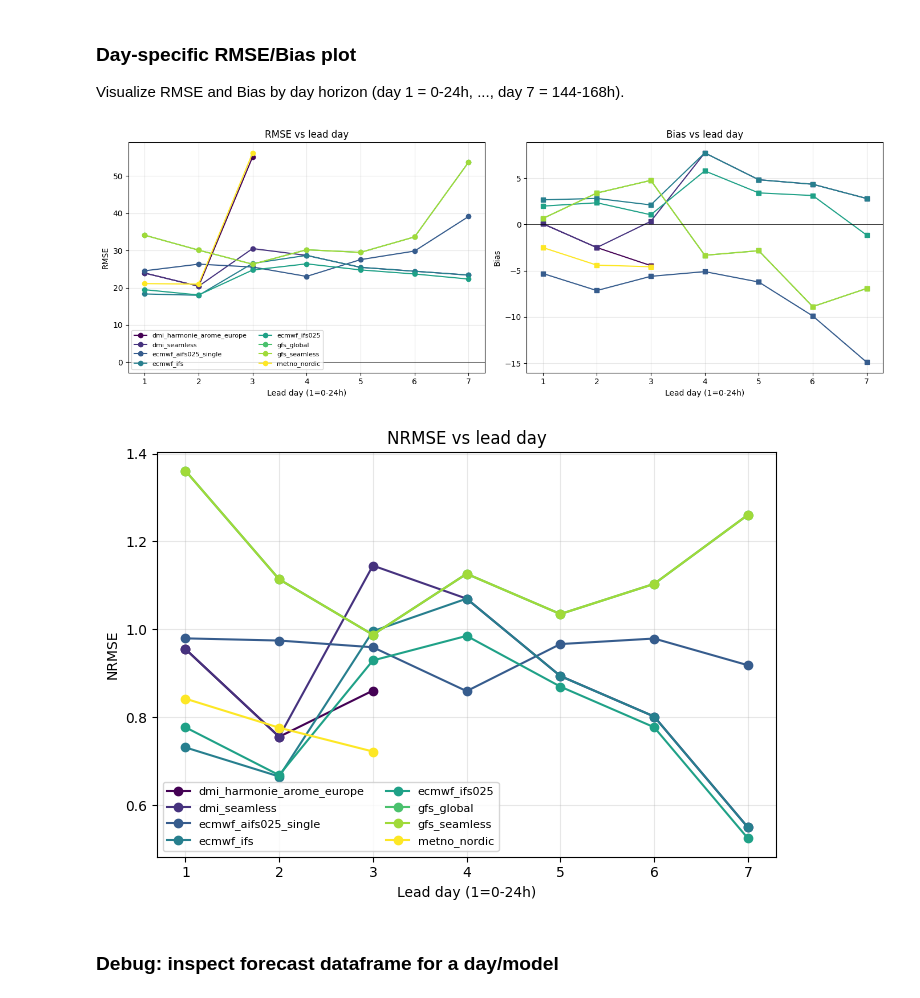
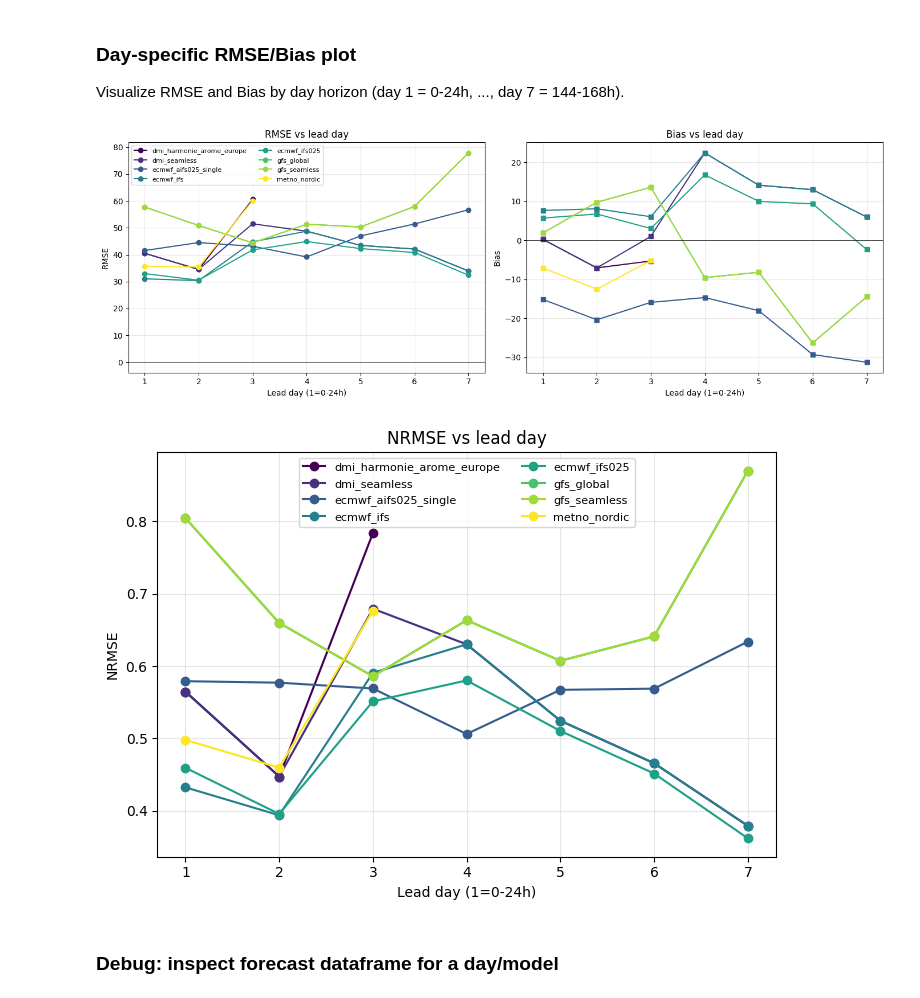
Before and after one commit to Louis2308/Solar-poster, a Jupyter notebook: Forcast_Comparison.ipynb, the cells around one changed output. Drawn from its saved outputs; the diff is of its cells as text; code cells hidden in the pictures.

```diff
--- a/Forcast_Comparison.ipynb
+++ b/Forcast_Comparison.ipynb
@@ -618,6 +618,7 @@ RMSE/Bias/NRMSE by specific lead day (across all files; day 1 = 0-24h, day 7 = 1
 ### Day-specific RMSE/Bias plot
 Visualize RMSE and Bias by day horizon (day 1 = 0-24h, ..., day 7 = 144-168h).
 # %%
+
 import numpy as np
 import pandas as pd
 
@@ -632,49 +633,45 @@ for d in plot_days:
     h_low = (d - 1) * 24
     h_high = d * 24
     subset = aligned[(aligned['horizon_hours'] > h_low) & (aligned['horizon_hours'] <= h_high)]
+    subset = subset[subset['ghi'] > GHI_MIN]  # apply daylight/low-light filter
     if subset.empty:
         continue
-    agg = subset.groupby('model').agg(
-        rmse=('error', lambda x: np.sqrt((x**2).mean())),
-        bias=('error', 'mean'),
-        obs_mean=('ghi', 'mean')
-    ).reset_index()
+    agg = metrics_with_nrmse(subset, ['model'], ghi_min=GHI_MIN)
     agg['day'] = d
-    agg['nrmse'] = agg['rmse'] / agg['obs_mean']
     rows.append(agg)
 
 if not rows:
     raise ValueError('No data for selected plot_days')
 
 results = pd.concat(rows, ignore_index=True)
 
 # color map setup
 cmap = plt.get_cmap('viridis')
 models = sorted(results['model'].unique())
 if len(models) > 1:
     cmap_vals = cmap(np.linspace(0.0, 1.0, len(models)))
 else:
     cmap_vals = [cmap(0.5)]
 color_map = {m: c for m, c in zip(models, cmap_vals)}
 
 fig, axes = plt.subplots(1, 2, figsize=(14, 5), sharex=True)
 for model, grp in results.groupby('model'):
     axes[0].plot(grp['day'], grp['rmse'], label=model, color=color_map[model], marker='o', linewidth=1.5)
     axes[1].plot(grp['day'], grp['bias'], label=model, color=color_map[model], marker='s', linewidth=1.5)
 axes[0].set_xlabel('Lead day (1=0-24h)')
 axes[1].set_xlabel('Lead day (1=0-24h)')
 axes[0].set_ylabel('RMSE')
 axes[1].set_ylabel('Bias')
 for ax in axes:
     ax.axhline(0, color='k', linewidth=0.5)
     ax.grid(alpha=0.3)
 axes[0].set_title('RMSE vs lead day')
 axes[1].set_title('Bias vs lead day')
 axes[0].legend(fontsize=8, ncol=2)
 plt.tight_layout()
 plt.show()
 # %% [output]
-[figure, old version]
+[figure, new version]
 # %%
 
 import numpy as np
@@ -704,7 +701,7 @@ ax.grid(True, alpha=0.3)
 plt.tight_layout()
 plt.show()
 # %% [output]
-[figure, old version]
+[figure, new version]
 # %% [markdown]
 
 ### Debug: inspect forecast dataframe for a day/model
```
